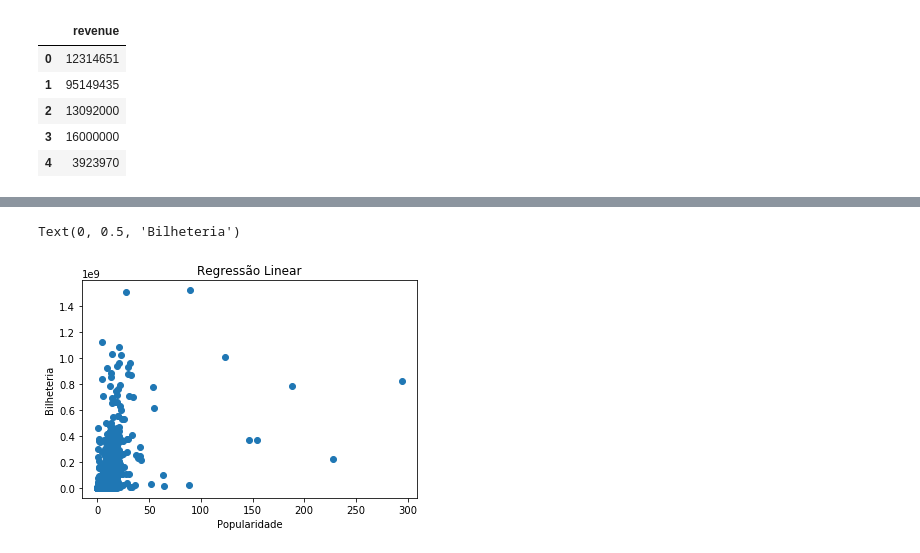
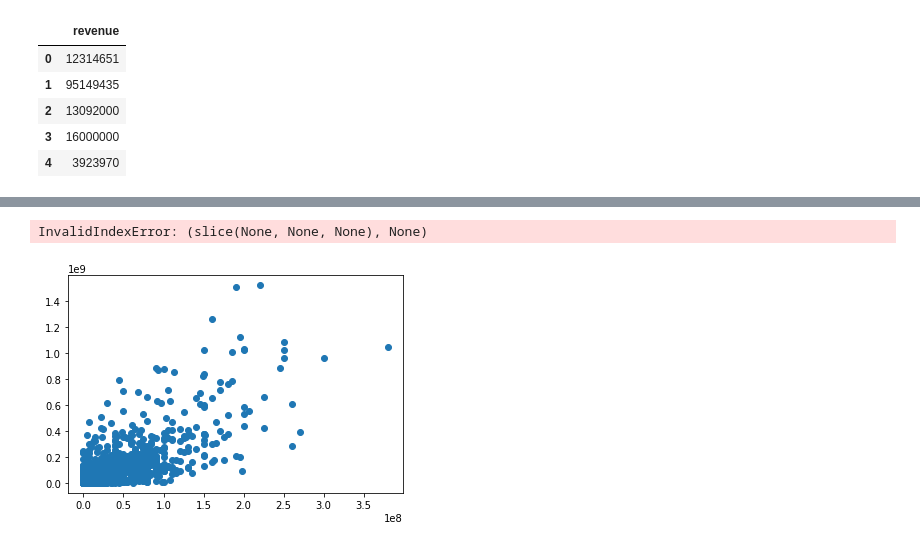
Before and after one commit to wagaojr/TrabalhoFinal-LingProg21.2, a Jupyter notebook: main.ipynb, the cells around one changed output, grey strips where cells are left out. Saved outputs shown, nothing was run; the diff lists cells and outputs as text; code cells hidden in the pictures.

```diff
--- a/main.ipynb
+++ b/main.ipynb
@@ -62,6 +71,6 @@ from sklearn.model_selection import train_test_split
 from sklearn.linear_model import LinearRegression
 from sklearn.metrics import mean_squared_error, mean_absolute_error, r2_score
 # %%
-x = treino_num.drop(columns=['id','budget','runtime','revenue'])
+x = treino_num.drop(columns=['id','popularity','runtime','revenue'])
 x.head()
 # %% [output]
@@ -82,4 +91,5 @@ y.head()
 | 3 | 16000000 |
 | 4 | 3923970 |
 # %%
-x_treino, x_teste, y_treino, y_teste = train_test_split(x, y, test_size = 0.25)
+np.random.seed(0)
+x_treino, x_teste, y_treino, y_teste = train_test_split(x, y, test_size = 0.2)
@@ -130,0 +113,4 @@ Coeficiente linear eh: [24770015.02976228]
+# %%
+y_pred_df = pd.DataFrame(y_pred, columns=['revenue'])
+y_pred_df = y_pred_df.astype(int)
+y_pred_df
@@ -131,9 +131,9 @@ Coeficiente linear eh: [24770015.02976228]
 # %%
 plt.scatter(x_treino,y_treino)
-#plt.plot(x_treino, y_pred_df, color='r')
+plt.plot(x_treino, y_pred_df,color = 'red')
 plt.title('Regressão Linear')
-plt.xlabel('Popularidade')
+plt.xlabel('Investimento')
 plt.ylabel('Bilheteria')
 # %% [output]
-Text(0, 0.5, 'Bilheteria')
+InvalidIndexError: (slice(None, None, None), None)
-[figure, old version]
+[figure, new version]
```
Also changed, not shown: parts of 7 cells of this notebook.
